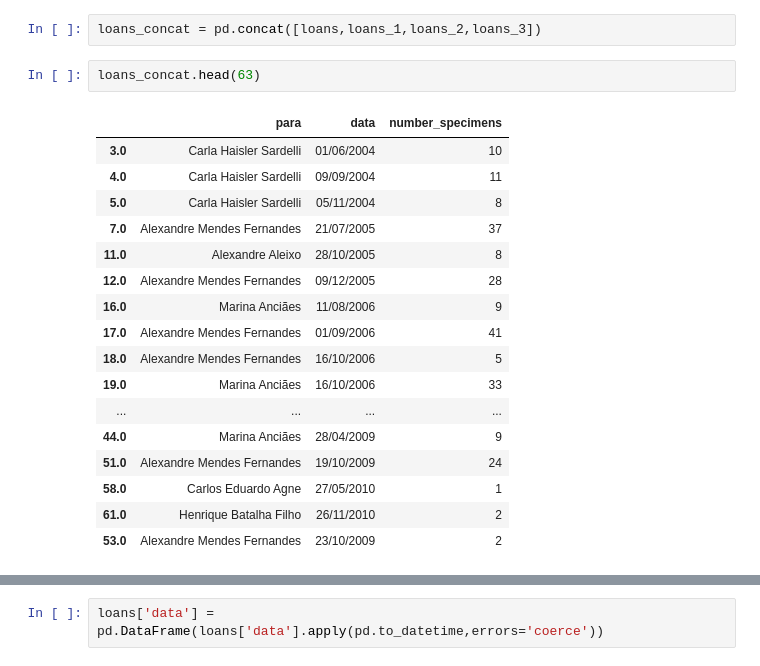
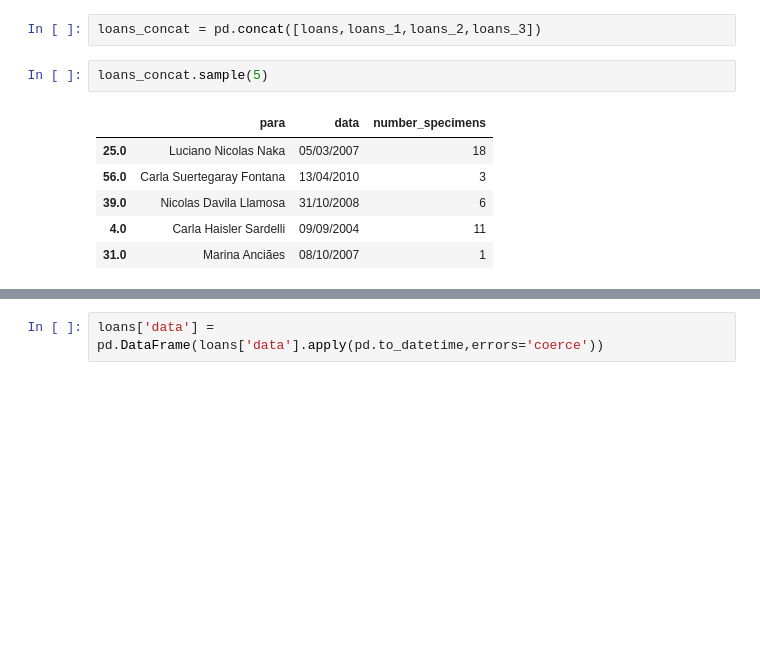
Before and after one commit to nnbuainain/inpa_bird_collection, a Jupyter notebook: inpa_bird_collection_analyses.ipynb, the cells around one changed output, grey strips where cells are left out. Drawn from its saved outputs; the diff is of its cells as text; blank space fills up the shorter version.

```diff
--- a/inpa_bird_collection_analyses.ipynb
+++ b/inpa_bird_collection_analyses.ipynb
@@ -1309,23 +1225,12 @@ loans_3
 # %%
 loans_concat = pd.concat([loans,loans_1,loans_2,loans_3])
 # %%
-loans_concat.head(63)
+loans_concat.sample(5)
 # %% [output]
 |  | para | data | number_specimens |
-| 3.0 | Carla Haisler Sardelli | 01/06/2004 | 10 |
+| 25.0 | Luciano Nicolas Naka | 05/03/2007 | 18 |
+| 56.0 | Carla Suertegaray Fontana | 13/04/2010 | 3 |
+| 39.0 | Nicolas Davila Llamosa | 31/10/2008 | 6 |
 | 4.0 | Carla Haisler Sardelli | 09/09/2004 | 11 |
-| 5.0 | Carla Haisler Sardelli | 05/11/2004 | 8 |
-| 7.0 | Alexandre Mendes Fernandes | 21/07/2005 | 37 |
-| 11.0 | Alexandre Aleixo | 28/10/2005 | 8 |
-| 12.0 | Alexandre Mendes Fernandes | 09/12/2005 | 28 |
-| 16.0 | Marina Anciães | 11/08/2006 | 9 |
-| 17.0 | Alexandre Mendes Fernandes | 01/09/2006 | 41 |
-| 18.0 | Alexandre Mendes Fernandes | 16/10/2006 | 5 |
-| 19.0 | Marina Anciães | 16/10/2006 | 33 |
-| ... | ... | ... | ... |
-| 44.0 | Marina Anciães | 28/04/2009 | 9 |
-| 51.0 | Alexandre Mendes Fernandes | 19/10/2009 | 24 |
-| 58.0 | Carlos Eduardo Agne | 27/05/2010 | 1 |
-| 61.0 | Henrique Batalha Filho | 26/11/2010 | 2 |
-| 53.0 | Alexandre Mendes Fernandes | 23/10/2009 | 2 |
+| 31.0 | Marina Anciães | 08/10/2007 | 1 |
 # %%
```
Also changed, not shown: parts of 124 cells of this notebook, 1 other file.
